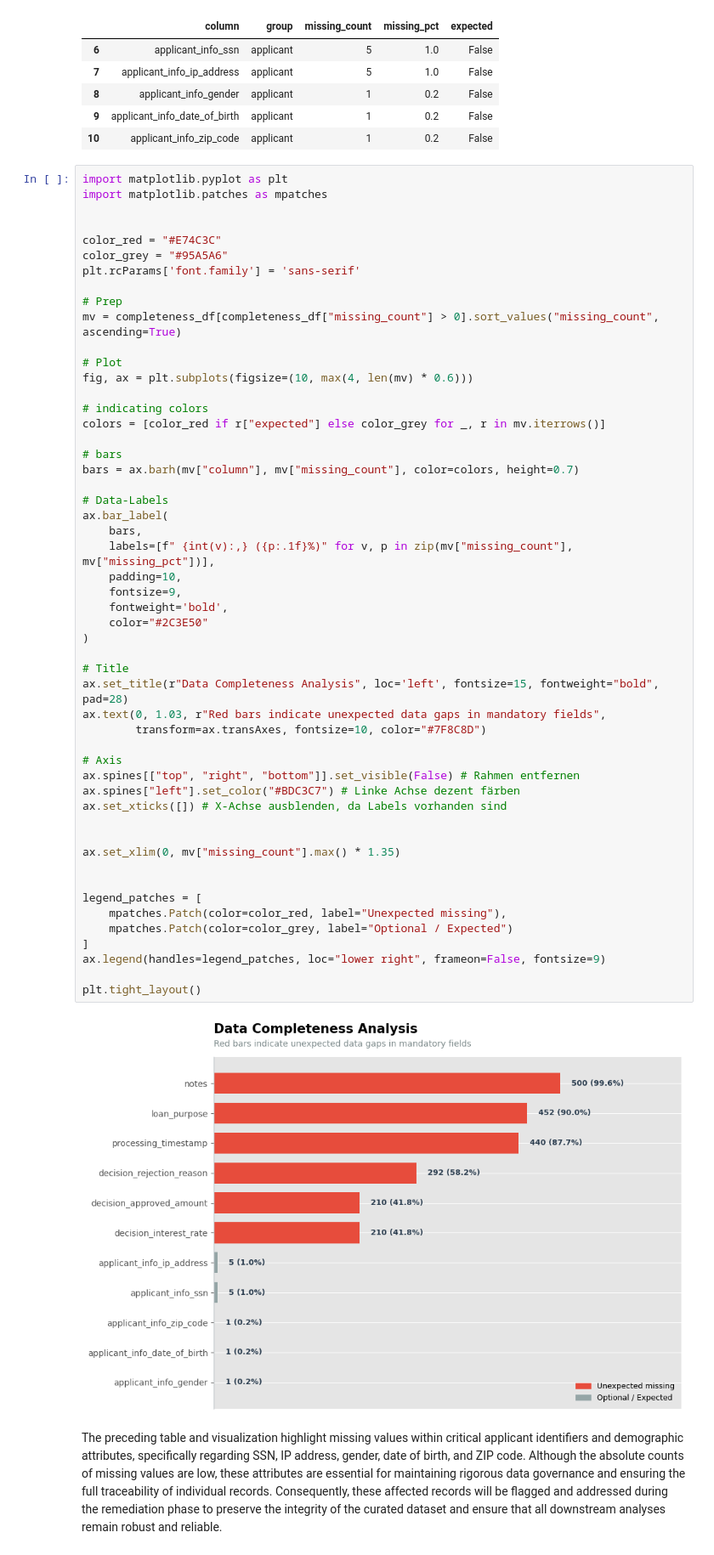
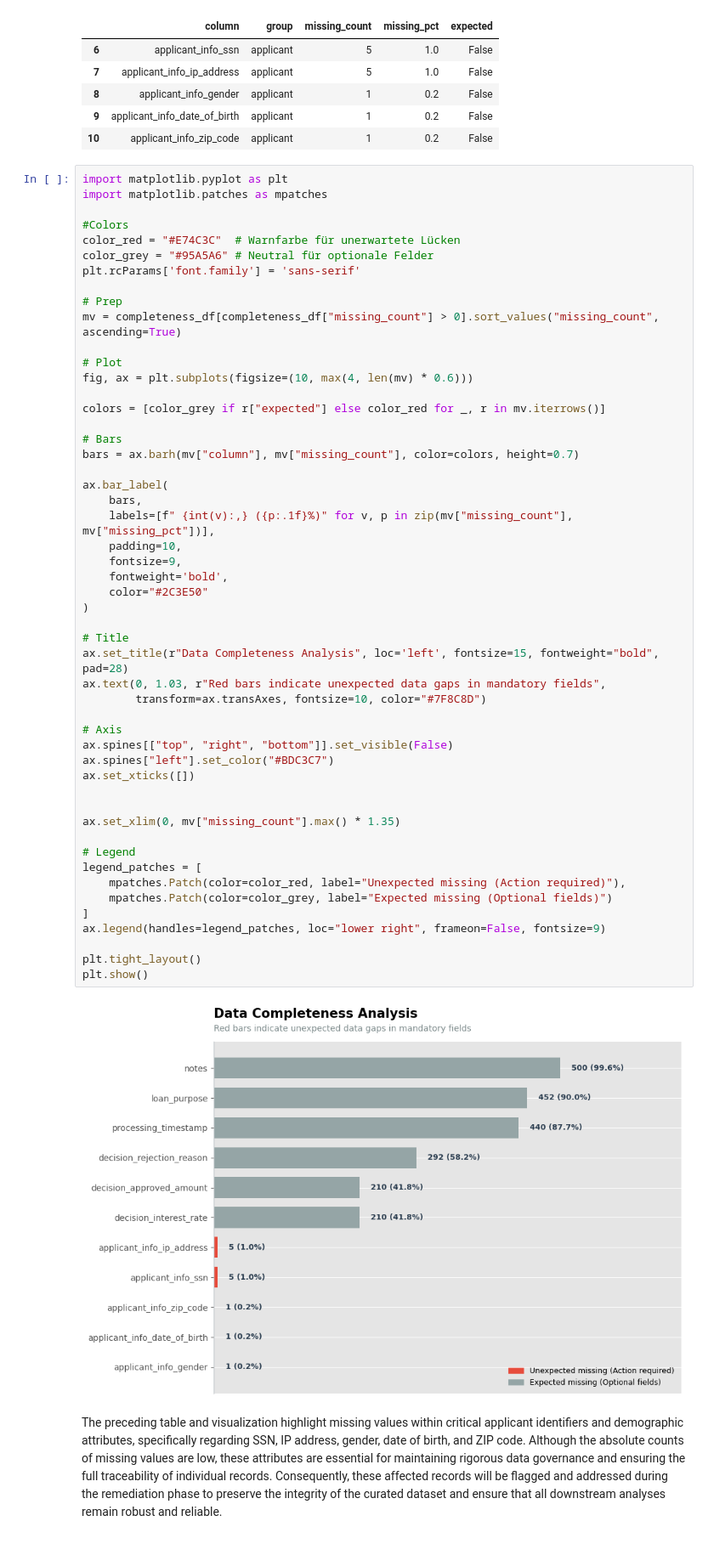
Before and after one commit to afonsojoao2001/dego-project-team12, a Jupyter notebook: notebooks/01-data-quality.ipynb, the cells around one changed output. Shown at 85% size. Drawn from its saved outputs; the diff is of its cells as text.

Commit message:
Fixed Data Completeness colors

```diff
--- a/notebooks/01-data-quality.ipynb
+++ b/notebooks/01-data-quality.ipynb
@@ -364,9 +364,9 @@ Columns with unexpected missing values: 5
 import matplotlib.pyplot as plt
 import matplotlib.patches as mpatches
 
-
-color_red = "#E74C3C"
-color_grey = "#95A5A6"
+#Colors
+color_red = "#E74C3C"  # Warnfarbe für unerwartete Lücken
+color_grey = "#95A5A6" # Neutral für optionale Felder
 plt.rcParams['font.family'] = 'sans-serif'
 
 # Prep
@@ -375,45 +375,44 @@ mv = completeness_df[completeness_df["missing_count"] > 0].sort_values("missing_
 # Plot
 fig, ax = plt.subplots(figsize=(10, max(4, len(mv) * 0.6)))
 
-# indicating colors
-colors = [color_red if r["expected"] else color_grey for _, r in mv.iterrows()]
+colors = [color_grey if r["expected"] else color_red for _, r in mv.iterrows()]
 
-# bars
+# Bars
 bars = ax.barh(mv["column"], mv["missing_count"], color=colors, height=0.7)
 
-# Data-Labels
 ax.bar_label(
     bars,
     labels=[f" {int(v):,} ({p:.1f}%)" for v, p in zip(mv["missing_count"], mv["missing_pct"])],
     padding=10,
     fontsize=9,
     fontweight='bold',
     color="#2C3E50"
 )
 
 # Title
 ax.set_title(r"Data Completeness Analysis", loc='left', fontsize=15, fontweight="bold", pad=28)
 ax.text(0, 1.03, r"Red bars indicate unexpected data gaps in mandatory fields",
         transform=ax.transAxes, fontsize=10, color="#7F8C8D")
 
 # Axis
-ax.spines[["top", "right", "bottom"]].set_visible(False) # Rahmen entfernen
-ax.spines["left"].set_color("#BDC3C7") # Linke Achse dezent färben
-ax.set_xticks([]) # X-Achse ausblenden, da Labels vorhanden sind
+ax.spines[["top", "right", "bottom"]].set_visible(False)
+ax.spines["left"].set_color("#BDC3C7")
+ax.set_xticks([])
 
 
 ax.set_xlim(0, mv["missing_count"].max() * 1.35)
 
-
+# Legend
 legend_patches = [
-    mpatches.Patch(color=color_red, label="Unexpected missing"),
-    mpatches.Patch(color=color_grey, label="Optional / Expected")
+    mpatches.Patch(color=color_red, label="Unexpected missing (Action required)"),
+    mpatches.Patch(color=color_grey, label="Expected missing (Optional fields)")
 ]
 ax.legend(handles=legend_patches, loc="lower right", frameon=False, fontsize=9)
 
 plt.tight_layout()
+plt.show()
 # %% [output]
-[figure, old version]
+[figure, new version]
 # %% [markdown]
 The preceding table and visualization highlight missing values within critical applicant identifiers and demographic attributes, specifically regarding SSN, IP address, gender, date of birth, and ZIP code. Although the absolute counts of missing values are low, these attributes are essential for maintaining rigorous data governance and ensuring the full traceability of individual records. Consequently, these affected records will be flagged and addressed during the remediation phase to preserve the integrity of the curated dataset and ensure that all downstream analyses remain robust and reliable.
 # %% [markdown]
```
Also changed, not shown: parts of 1 cell of this notebook.
